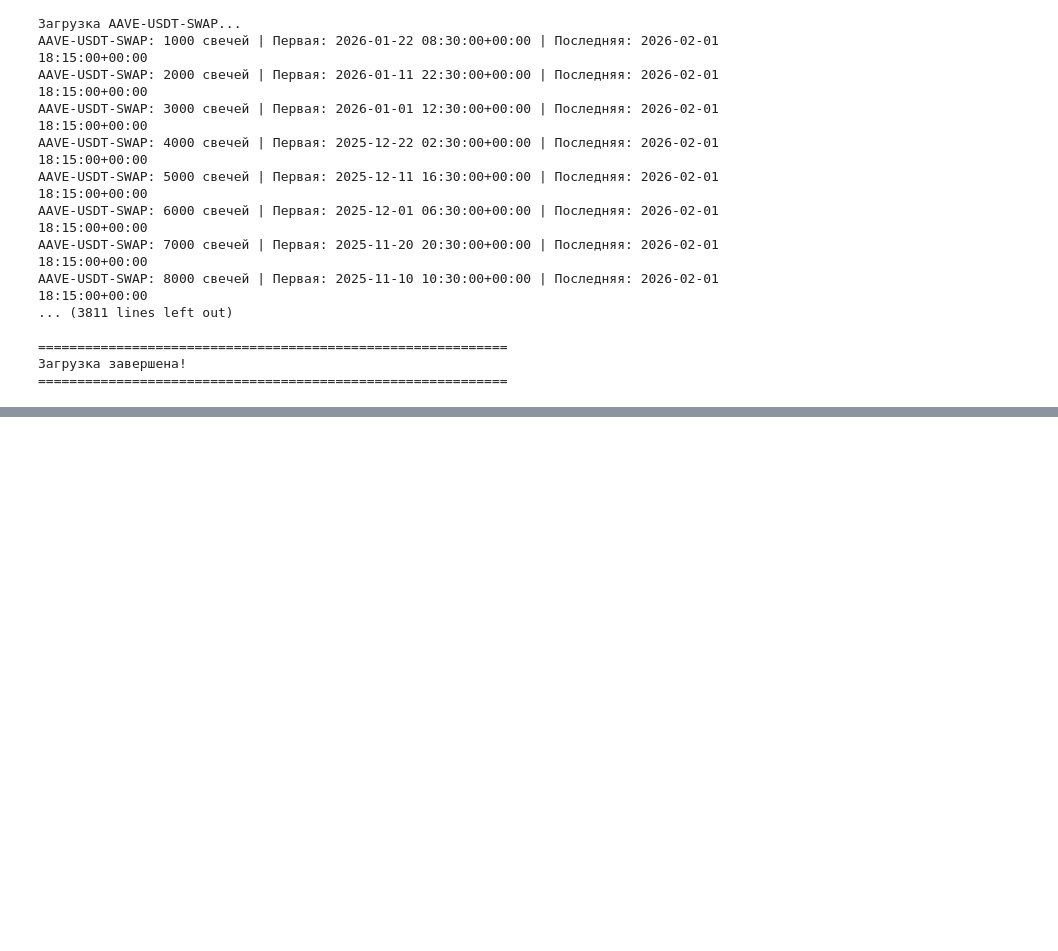
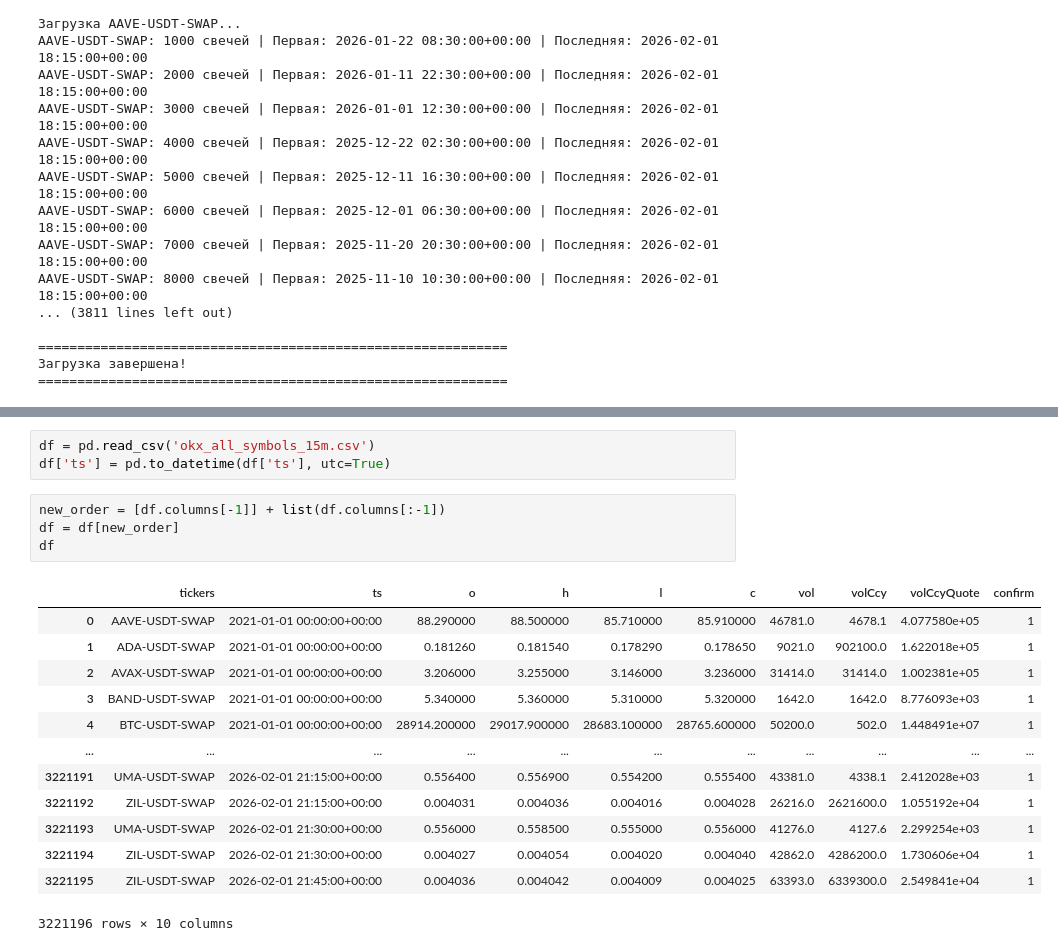
Before and after one commit to sookolls/Python, a Jupyter notebook: 2026_Sokol_Olga_TtansactionStatistics_1.ipynb, the cells around one changed output, grey strips where cells are left out. Saved outputs shown, nothing was run; the diff lists cells and outputs as text; blank space fills up the shorter version.

```diff
--- a/2026_Sokol_Olga_TtansactionStatistics_1.ipynb
+++ b/2026_Sokol_Olga_TtansactionStatistics_1.ipynb
@@ -544,0 +585,21 @@ AAVE-USDT-SWAP: 8000 свечей | Первая: 2025-11-10 10:30:00+00:00 | П
+# %%
+df = pd.read_csv('okx_all_symbols_15m.csv')
+df['ts'] = pd.to_datetime(df['ts'], utc=True)
+# %%
+new_order = [df.columns[-1]] + list(df.columns[:-1])
+df = df[new_order]
+df
+# %% [output]
+|  | tickers | ts | o | h | l | c | vol | volCcy | volCcyQuote | confirm |
+| 0 | AAVE-USDT-SWAP | 2021-01-01 00:00:00+00:00 | 88.290000 | 88.500000 | 85.710000 | 85.910000 | 46781.0 | 4678.1 | 4.077580e+05 | 1 |
+| 1 | ADA-USDT-SWAP | 2021-01-01 00:00:00+00:00 | 0.181260 | 0.181540 | 0.178290 | 0.178650 | 9021.0 | 902100.0 | 1.622018e+05 | 1 |
+| 2 | AVAX-USDT-SWAP | 2021-01-01 00:00:00+00:00 | 3.206000 | 3.255000 | 3.146000 | 3.236000 | 31414.0 | 31414.0 | 1.002381e+05 | 1 |
+| 3 | BAND-USDT-SWAP | 2021-01-01 00:00:00+00:00 | 5.340000 | 5.360000 | 5.310000 | 5.320000 | 1642.0 | 1642.0 | 8.776093e+03 | 1 |
+| 4 | BTC-USDT-SWAP | 2021-01-01 00:00:00+00:00 | 28914.200000 | 29017.900000 | 28683.100000 | 28765.600000 | 50200.0 | 502.0 | 1.448491e+07 | 1 |
+| ... | ... | ... | ... | ... | ... | ... | ... | ... | ... | ... |
+| 3221191 | UMA-USDT-SWAP | 2026-02-01 21:15:00+00:00 | 0.556400 | 0.556900 | 0.554200 | 0.555400 | 43381.0 | 4338.1 | 2.412028e+03 | 1 |
+| 3221192 | ZIL-USDT-SWAP | 2026-02-01 21:15:00+00:00 | 0.004031 | 0.004036 | 0.004016 | 0.004028 | 26216.0 | 2621600.0 | 1.055192e+04 | 1 |
+| 3221193 | UMA-USDT-SWAP | 2026-02-01 21:30:00+00:00 | 0.556000 | 0.558500 | 0.555000 | 0.556000 | 41276.0 | 4127.6 | 2.299254e+03 | 1 |
+| 3221194 | ZIL-USDT-SWAP | 2026-02-01 21:30:00+00:00 | 0.004027 | 0.004054 | 0.004020 | 0.004040 | 42862.0 | 4286200.0 | 1.730606e+04 | 1 |
+| 3221195 | ZIL-USDT-SWAP | 2026-02-01 21:45:00+00:00 | 0.004036 | 0.004042 | 0.004009 | 0.004025 | 63393.0 | 6339300.0 | 2.549841e+04 | 1 |
+3221196 rows × 10 columns
```
Also changed, not shown: parts of 2 cells of this notebook.
